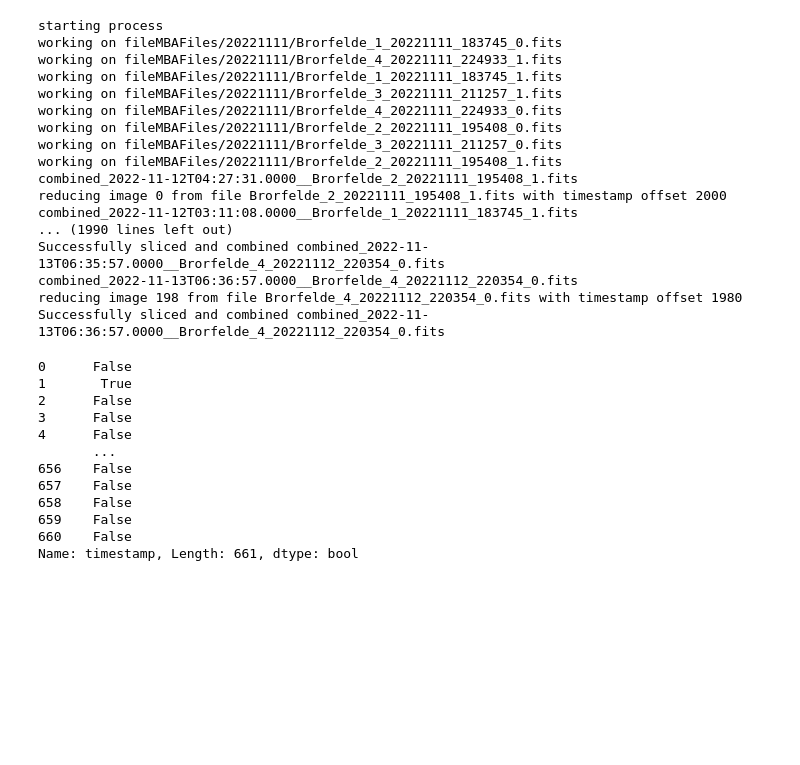
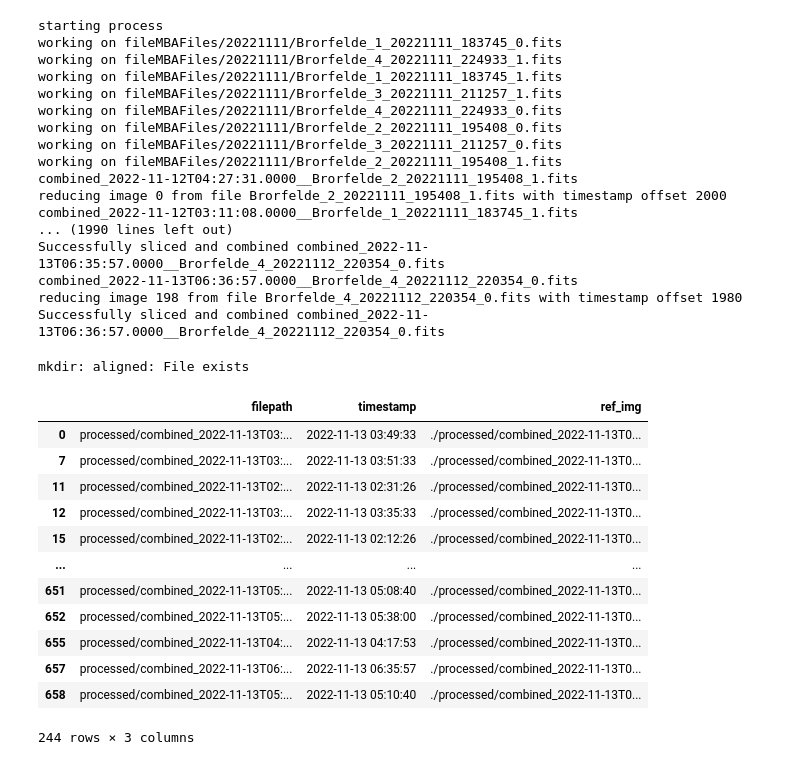
Before and after one commit to mkzeender/astrophysics-brorfelde, a Jupyter notebook: project.ipynb, the cells around one changed output. Saved outputs shown, nothing was run; the diff lists cells and outputs as text; code cells hidden in the pictures; blank space fills up the shorter version.

```diff
--- a/project.ipynb
+++ b/project.ipynb
@@ -84,7 +84,7 @@ from dateutil.parser import parse
 
 def align_imgs(images_to_align, ref_image):
 
-    identifications = alipy.ident.run(ref_image, images_to_align, visu=False)
+    identifications = alipy.ident.run(ref_image, list(images_to_align), visu=False)
 
     outputshape = alipy.align.shape(ref_image)
 
@@ -102,52 +102,68 @@ def align_imgs(images_to_align, ref_image):
         else:
             print("FAILED: %20s" % (id.ukn.name))
     return identifications
+# %% [output]
+mkdir: aligned: File exists
 # %%
 def _get_time(fp:str):
     name = Path(fp).name.split('__')[0].lstrip('combined_')
     return parse(name)
     #return datetime.datetime.strptime(name, 'combined_%Y-%m-%dT%X.0000')
 
 
 imgs = pd.DataFrame(
-    columns=['filepath', 'timestamp', 'ref_img'],
-    dtype=[str, datetime, str]
+    columns=('filepath', 'timestamp', 'ref_img'),
+    #dtype=(str, datetime, str)
 )
 
 imgs['filepath'] = glob.glob(f"processed/*.fits")
 
 imgs['timestamp'] = imgs['filepath'].apply(_get_time)
 
-night_1_group_1 = imgs['timestamp'] <= datetime.fromisoformat('2022-11-11T04:49:35')
+night_1 = (imgs['timestamp'] >= parse('2022-11-11T05:51:00')) & (imgs['timestamp'] < parse('2022-11-12T00:00:00'))
 
-imgs[night_1_group_1]['ref_img'] = 'CHANGE THIS'
+imgs.loc[night_1, 'ref_img'] = './processed/combined_2022-11-11T05:51:00.0000__Brorfelde_4_20221110_215057_0.fits'
 
-night_2 = (
-    (datetime.fromisoformat('2022-11-12T00:00:00') <= imgs['timestamp']) &
-    (imgs['timestamp'] < datetime.fromisoformat('2022-11-13T00:00:00'))
+
+night_2_group_1 = (
+    (parse('2022-11-12T00:00:00') <= imgs['timestamp']) &
+    (imgs['timestamp'] < parse('2022-11-12T05:59:20'))
     )
 
-imgs[night_2]['ref_img'] = 'CHANGE THIS'
+night_2_group_2 = (
+    (parse('2022-11-12T05:59:20') <= imgs['timestamp']) &
+    (imgs['timestamp'] < parse('2022-11-13T00:00:00'))
+    )
+
+imgs.loc[night_2_group_1, 'ref_img'] = './processed/combined_2022-11-12T04:36:31.0000__Brorfelde_2_20221111_195408_1.fits'
+imgs.loc[night_2_group_2, 'ref_img'] = './processed/combined_2022-11-12T06:57:36.0000__Brorfelde_4_20221111_224933_0.fits'
 
 night_3 = (
-    (datetime.fromisoformat('2022-11-13T00:00:00') <= imgs['timestamp']) &
-    (imgs['timestamp'] < datetime.fromisoformat('2022-11-14T00:00:00'))
+    (parse('2022-11-13T00:00:00') <= imgs['timestamp']) &
+    (imgs['timestamp'] < parse('2022-11-14T00:00:00'))
     )
 
-imgs[night_3]['ref_img'] =
+imgs.loc[night_3, 'ref_img'] = ('./processed/combined_2022-11-13T02:40:26.0000__Brorfelde_1_20221112_180823_0.fits')
+
+imgs.dropna(inplace=True)
+
+imgs[night_3]
+
+
 
 # times = {datetime.datetime.strptime()}
 # combine_imgs()
 # %% [output]
+|  | filepath | timestamp | ref_img |
+| 0 | processed/combined_2022-11-13T03:... | 2022-11-13 03:49:33 | ./processed/combined_2022-11-13T0... |
+| 7 | processed/combined_2022-11-13T03:... | 2022-11-13 03:51:33 | ./processed/combined_2022-11-13T0... |
+| 11 | processed/combined_2022-11-13T02:... | 2022-11-13 02:31:26 | ./processed/combined_2022-11-13T0... |
+| 12 | processed/combined_2022-11-13T03:... | 2022-11-13 03:35:33 | ./processed/combined_2022-11-13T0... |
+| 15 | processed/combined_2022-11-13T02:... | 2022-11-13 02:12:26 | ./processed/combined_2022-11-13T0... |
+| ... | ... | ... | ... |
+| 651 | processed/combined_2022-11-13T05:... | 2022-11-13 05:08:40 | ./processed/combined_2022-11-13T0... |
+| 652 | processed/combined_2022-11-13T05:... | 2022-11-13 05:38:00 | ./processed/combined_2022-11-13T0... |
+| 655 | processed/combined_2022-11-13T04:... | 2022-11-13 04:17:53 | ./processed/combined_2022-11-13T0... |
+| 657 | processed/combined_2022-11-13T06:... | 2022-11-13 06:35:57 | ./processed/combined_2022-11-13T0... |
+| 658 | processed/combined_2022-11-13T05:... | 2022-11-13 05:10:40 | ./processed/combined_2022-11-13T0... |
-0      False
-1       True
-2      False
-3      False
-4      False
-       ...
-656    False
-657    False
-658    False
-659    False
-660    False
-Name: timestamp, Length: 661, dtype: bool
+244 rows × 3 columns
```
Also changed, not shown: parts of 4 cells of this notebook, 1 other file.
